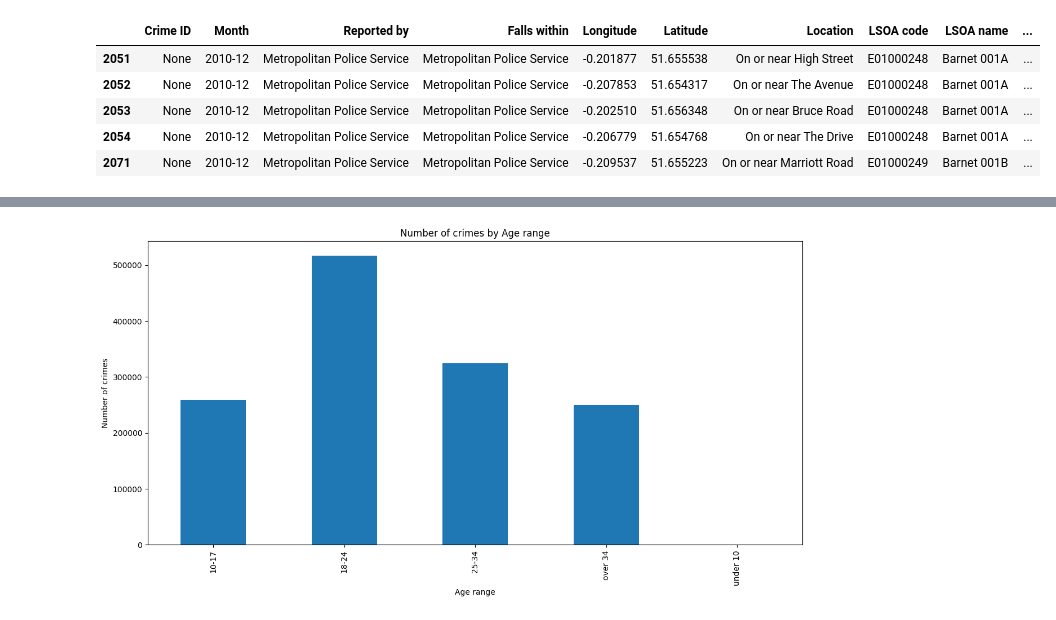
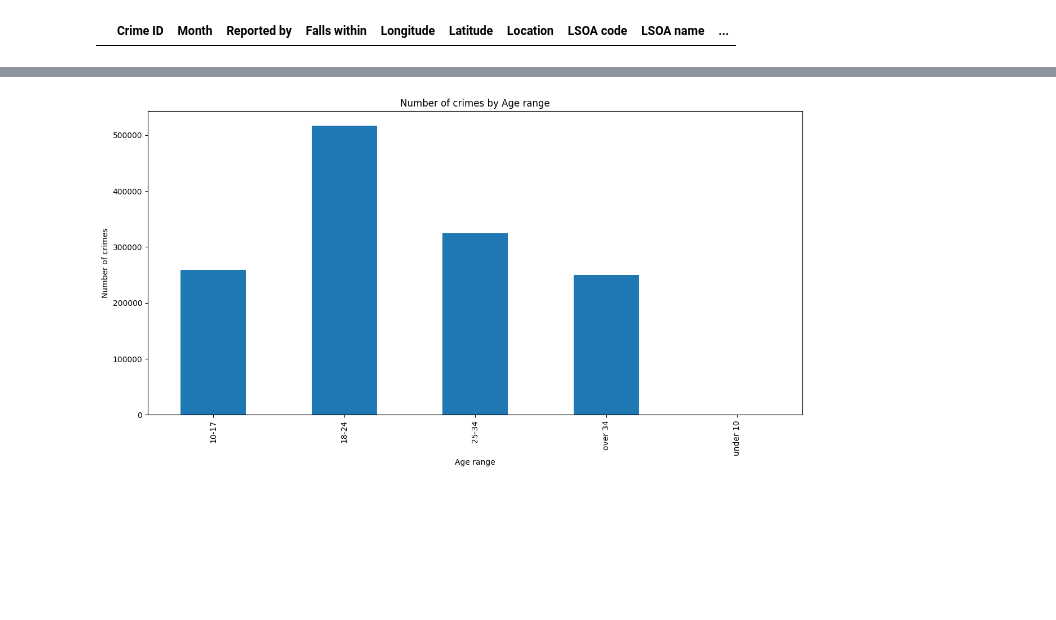
Before and after one commit to isavgt/JBG050-group11, a Jupyter notebook: data_cleaning.ipynb, the cells around one changed output, grey strips where cells are left out. Saved outputs shown, nothing was run; the diff lists cells and outputs as text; code cells hidden in the pictures; blank space fills up the shorter version.

```diff
--- a/data_cleaning.ipynb
+++ b/data_cleaning.ipynb
@@ -40,6 +40,6 @@ Note: you may need to restart the kernel to use updated packages.
 # %%
 # Read the Parquet file into a pandas DataFrame
-df = pd.read_parquet('C://Users//20212397//Desktop//Y2Q4//DC2//Metropolitan-street.parquet')
+df = pd.read_parquet('C:\\Users\\20203697\\Desktop\\DBL2_data\\silver\\Metropolitan-street.parquet')
 
 # Do something with the DataFrame
 df.head()
@@ -53,16 +53,12 @@ df.head()
 # %%
 # Filter the DataFrame to only include rows where the LSOA name is 'Barnet' and the Crime type is 'Burglary'
 filtered_df = df[(df['LSOA name'].str.contains('Barnet')) & (df['Crime type'].str.contains('Burglary'))]
 
 # Do something with the filtered DataFrame
-filtered_df.head()
+data = filtered_df.where(filtered_df['Month'] == '2021-01')
+data[~data.isnull().any(axis=1)]
 # %% [output]
 |  | Crime ID | Month | Reported by | Falls within | Longitude | Latitude | Location | LSOA code | LSOA name | ... |
-| 2051 | None | 2010-12 | Metropolitan Police Service | Metropolitan Police Service | -0.201877 | 51.655538 | On or near High Street | E01000248 | Barnet 001A | ... |
-| 2052 | None | 2010-12 | Metropolitan Police Service | Metropolitan Police Service | -0.207853 | 51.654317 | On or near The Avenue | E01000248 | Barnet 001A | ... |
-| 2053 | None | 2010-12 | Metropolitan Police Service | Metropolitan Police Service | -0.202510 | 51.656348 | On or near Bruce Road | E01000248 | Barnet 001A | ... |
-| 2054 | None | 2010-12 | Metropolitan Police Service | Metropolitan Police Service | -0.206779 | 51.654768 | On or near The Drive | E01000248 | Barnet 001A | ... |
-| 2071 | None | 2010-12 | Metropolitan Police Service | Metropolitan Police Service | -0.209537 | 51.655223 | On or near Marriott Road | E01000249 | Barnet 001B | ... |
 # %%
 pip install matplotlib
 # %% [output]
```
Also changed, not shown: parts of 9 cells of this notebook, 1 other file.
